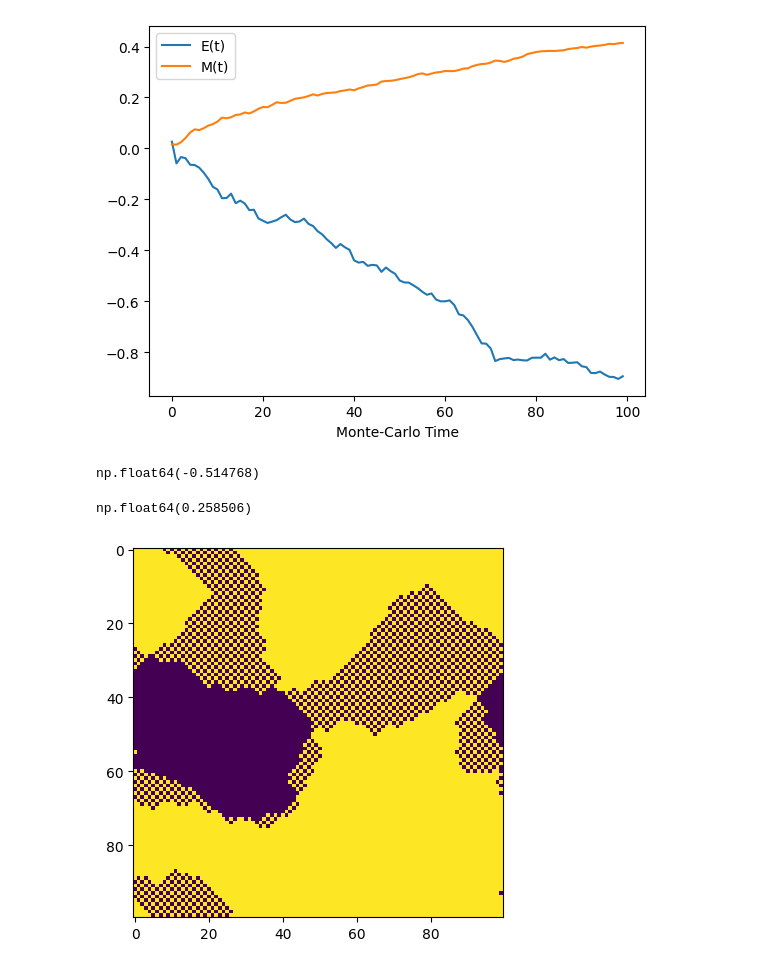
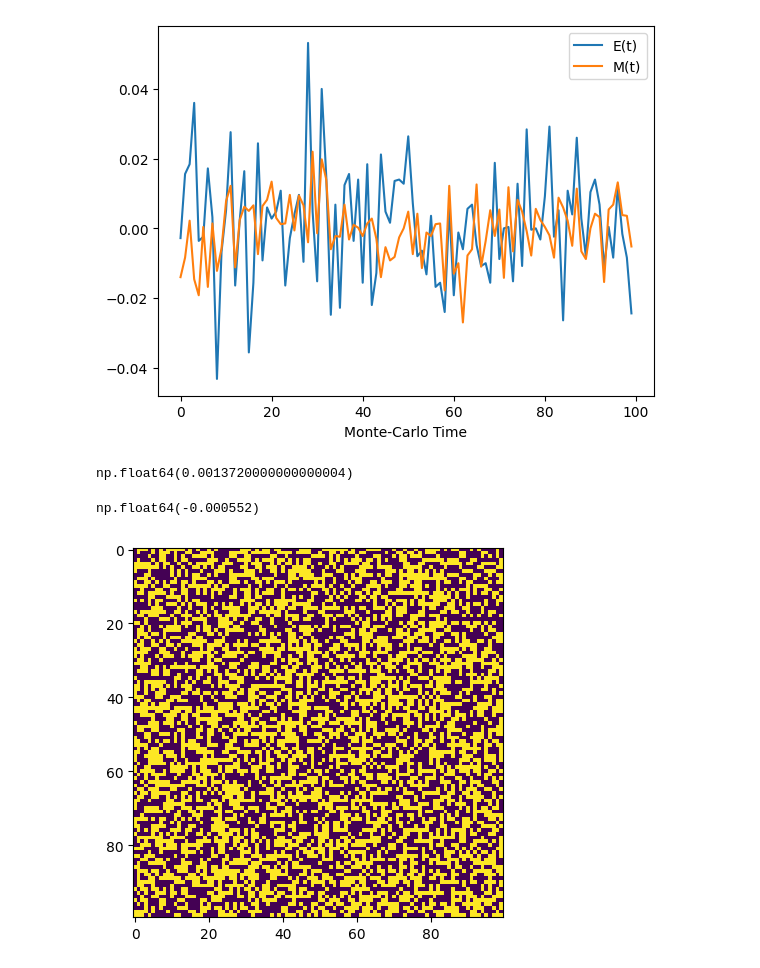
Before and after one commit to ekellum6/IsingModel, a Jupyter notebook: Ising-Model-2.ipynb, the cells around one changed output. Saved outputs shown, nothing was run; the diff lists cells and outputs as text; code cells hidden in the pictures.

```diff
--- a/Ising-Model-2.ipynb
+++ b/Ising-Model-2.ipynb
@@ -6,21 +6,18 @@ import matplotlib.pyplot as plt
 L = 100 #number of lattice points in each dimension
 size = L*L #total number of lattice points
 J = 1  #Coupling Coefficient
-T = .1 #Temperature
+T = 100 #Temperature
 N = 100 #number of monte-carlo steps
 
 #Data Collection
 M_t = np.zeros(N) #magnetization
 E_t = np.zeros(N) #energy per spin/lattice point
-s_t = []
 
 #Begin in Random Initial State
 state = np.random.choice([-1,1],(L,L))
 
 #Begin Iteration of MCS (monte-carlo steps)
 for n_out in range(N):
-    #store state
-    s_t.append(state[:,:])
     #compute and store magnetization
     M_t[n_out] = np.sum(state)/size
     #compute and store energy per spin
@@ -54,19 +51,19 @@ plt.legend()
 plt.xlabel("Monte-Carlo Time")
 plt.show()
 # %% [output]
-[figure, old version]
+[figure, new version]
 # %%
 E_av = np.sum(E_t)/N
 E_av
 # %% [output]
-np.float64(-0.514768)
+np.float64(0.0013720000000000004)
 # %%
 M_av = np.sum(M_t)/N
 M_av
 # %% [output]
-np.float64(0.258506)
+np.float64(-0.000552)
 # %%
-plt.imshow(s_t[1])
+plt.imshow(s_t[0])
 plt.show()
 # %% [output]
-[figure, old version]
+[figure, new version]
```
Also changed, not shown: 1 other file.
